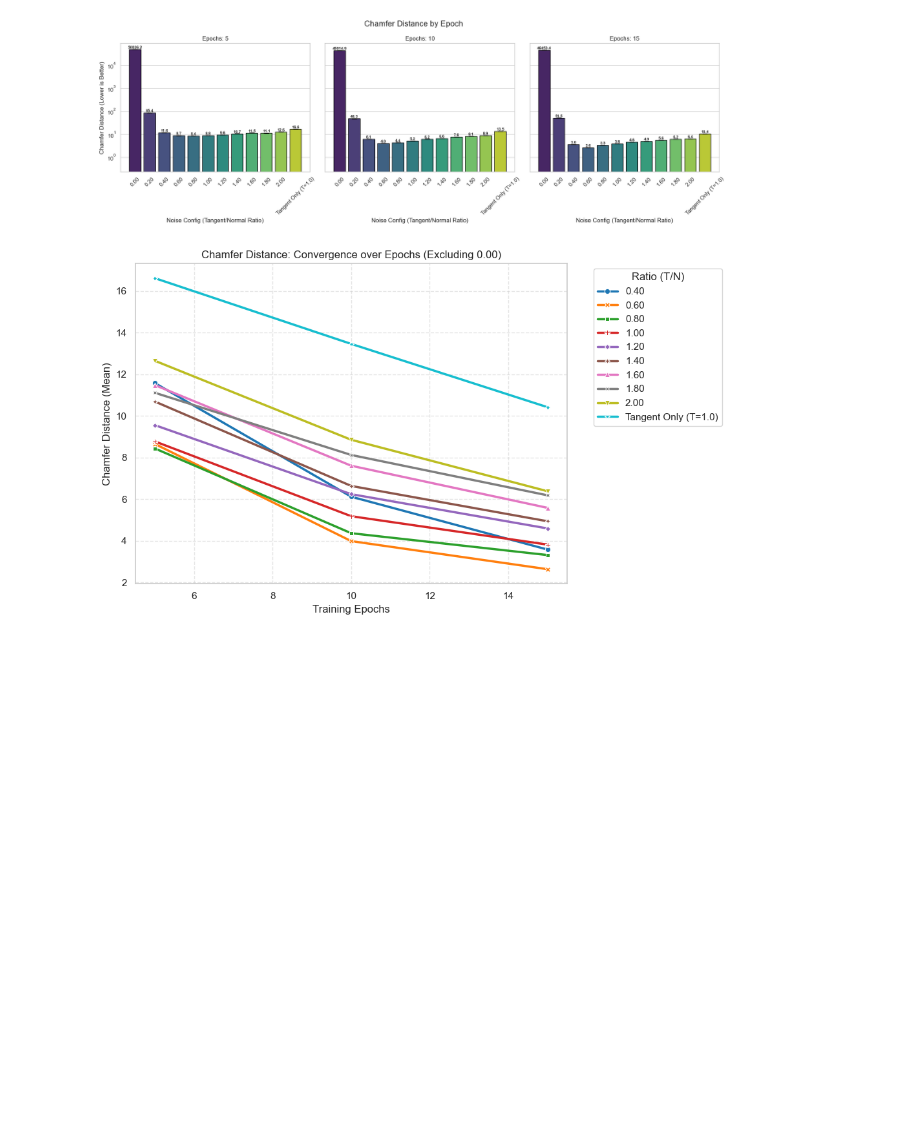
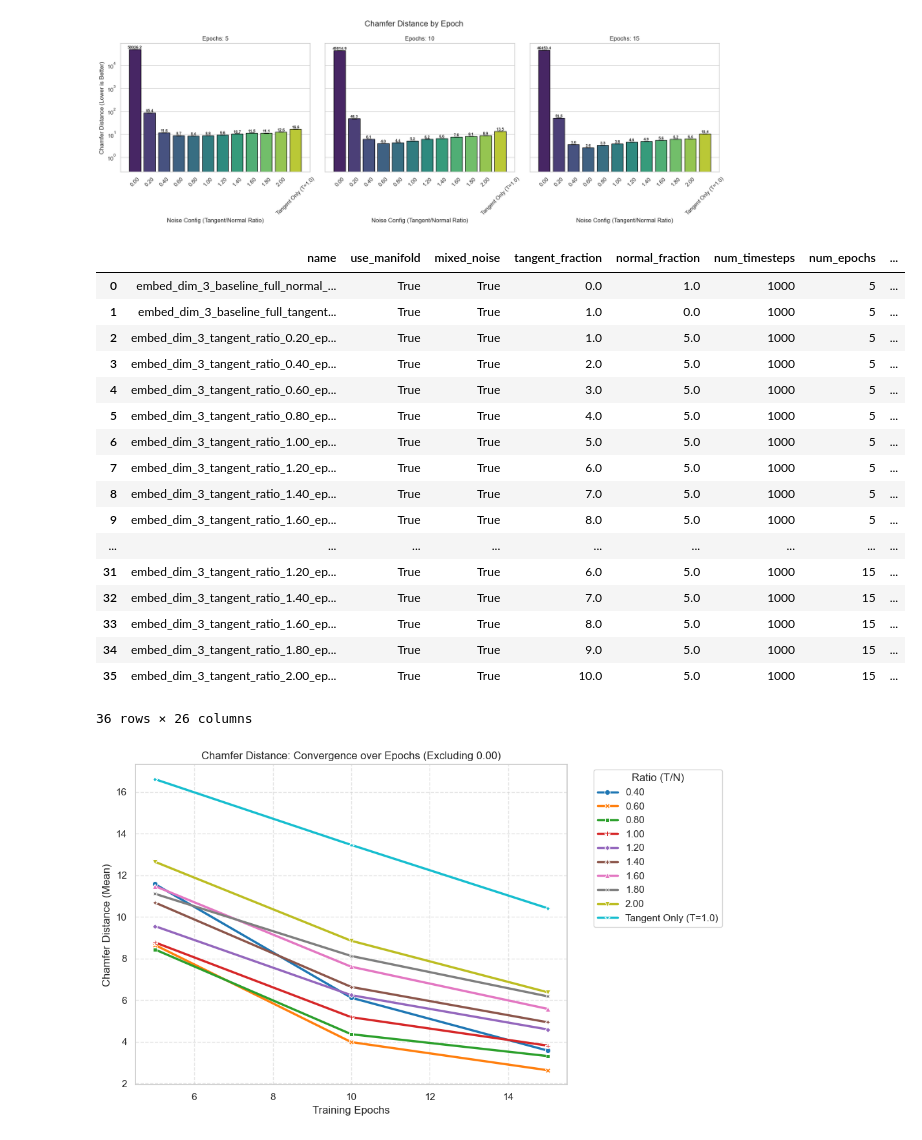
Before and after one commit to Nicky-2000/manifold-aware-diffusion, a Jupyter notebook: all_cases_analysis.ipynb, the cells around one changed output. Drawn from its saved outputs; the diff is of its cells as text; code cells hidden in the pictures; blank space fills up the shorter version.

```diff
--- a/all_cases_analysis.ipynb
+++ b/all_cases_analysis.ipynb
@@ -131,6 +131,27 @@ Passing `palette` without assigning `hue` is deprecated and will be removed in v
 
   sns.barplot(
 [figure]
+# %%
+df
+# %% [output]
+|  | name | use_manifold | mixed_noise | tangent_fraction | normal_fraction | num_timesteps | num_epochs | ... |
+| 0 | embed_dim_3_baseline_full_normal_... | True | True | 0.0 | 1.0 | 1000 | 5 | ... |
+| 1 | embed_dim_3_baseline_full_tangent... | True | True | 1.0 | 0.0 | 1000 | 5 | ... |
+| 2 | embed_dim_3_tangent_ratio_0.20_ep... | True | True | 1.0 | 5.0 | 1000 | 5 | ... |
+| 3 | embed_dim_3_tangent_ratio_0.40_ep... | True | True | 2.0 | 5.0 | 1000 | 5 | ... |
+| 4 | embed_dim_3_tangent_ratio_0.60_ep... | True | True | 3.0 | 5.0 | 1000 | 5 | ... |
+| 5 | embed_dim_3_tangent_ratio_0.80_ep... | True | True | 4.0 | 5.0 | 1000 | 5 | ... |
+| 6 | embed_dim_3_tangent_ratio_1.00_ep... | True | True | 5.0 | 5.0 | 1000 | 5 | ... |
+| 7 | embed_dim_3_tangent_ratio_1.20_ep... | True | True | 6.0 | 5.0 | 1000 | 5 | ... |
+| 8 | embed_dim_3_tangent_ratio_1.40_ep... | True | True | 7.0 | 5.0 | 1000 | 5 | ... |
+| 9 | embed_dim_3_tangent_ratio_1.60_ep... | True | True | 8.0 | 5.0 | 1000 | 5 | ... |
+| ... | ... | ... | ... | ... | ... | ... | ... | ... |
+| 31 | embed_dim_3_tangent_ratio_1.20_ep... | True | True | 6.0 | 5.0 | 1000 | 15 | ... |
+| 32 | embed_dim_3_tangent_ratio_1.40_ep... | True | True | 7.0 | 5.0 | 1000 | 15 | ... |
+| 33 | embed_dim_3_tangent_ratio_1.60_ep... | True | True | 8.0 | 5.0 | 1000 | 15 | ... |
+| 34 | embed_dim_3_tangent_ratio_1.80_ep... | True | True | 9.0 | 5.0 | 1000 | 15 | ... |
+| 35 | embed_dim_3_tangent_ratio_2.00_ep... | True | True | 10.0 | 5.0 | 1000 | 15 | ... |
+36 rows × 26 columns
 # %%
 def plot_convergence_lines(df, metric_mean, title_prefix):
     """
```
Also changed, not shown: 32 other files.
